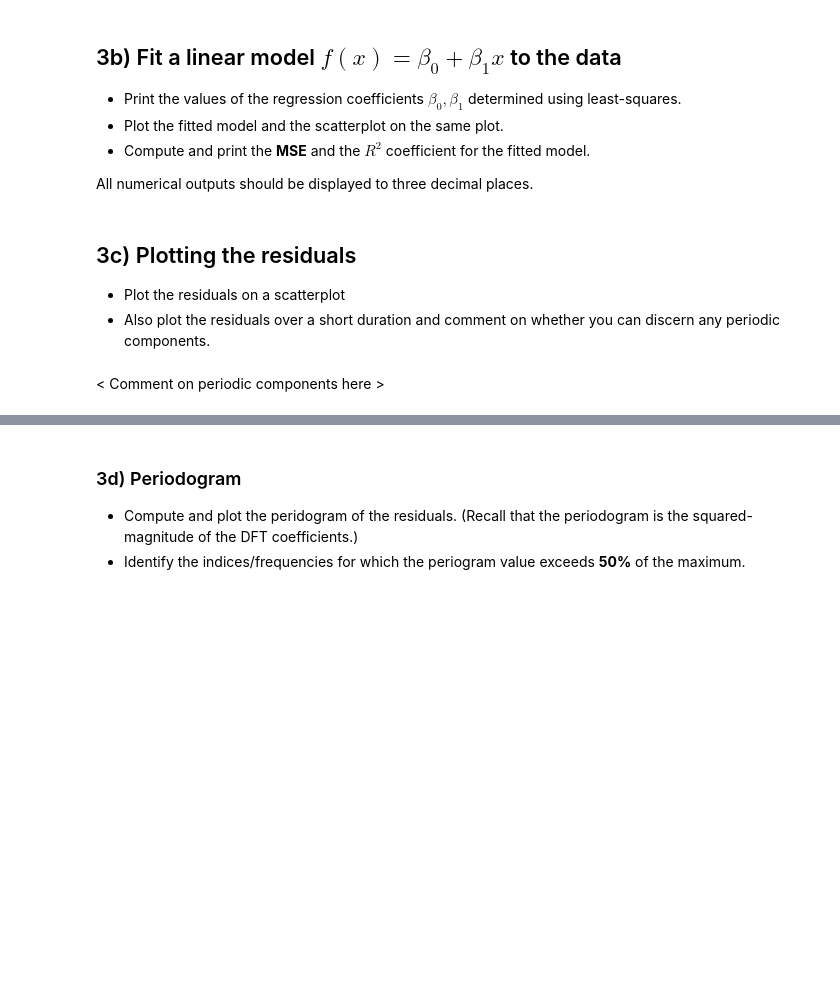
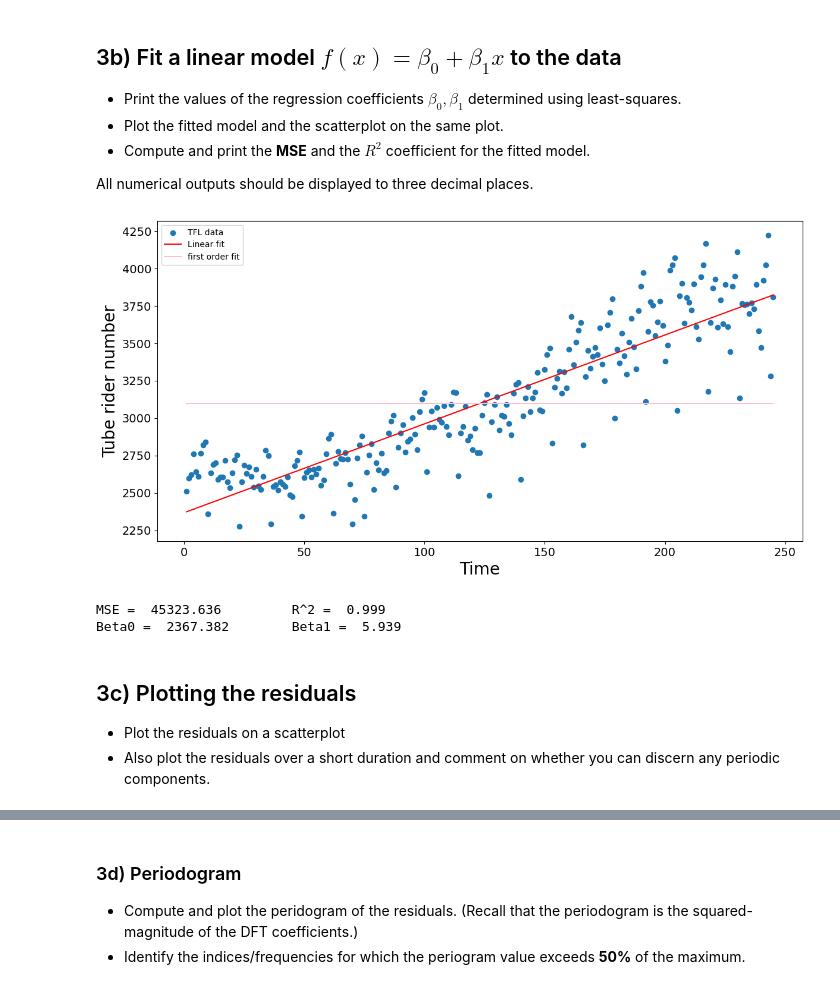
Before and after one commit to Ben-Fenocchi/Data-science-coursework, a Jupyter notebook: Exercises/03 Exercise Notebook 3.ipynb, the cells around one changed output, grey strips where cells are left out. Saved outputs shown, nothing was run; the diff lists cells and outputs as text; code cells hidden in the pictures; blank space fills up the shorter version.

```diff
--- a/Exercises/03 Exercise Notebook 3.ipynb
+++ b/Exercises/03 Exercise Notebook 3.ipynb
@@ -69,3 +81,52 @@ All numerical outputs should be displayed to three decimal places.
+# %%
+#Your code here
+#polyreg function from exercise 1:
+def polyreg(data_matrix, k):
+    all_ones = np.ones(np.shape(data_matrix)[0])
+    xData = data_matrix[:,0]
+    yData = data_matrix[:,1]
+    n = np.shape(data_matrix)[0]
+    if k>=n:
+        k = n -1
+    columns = [all_ones]
+    for i in range(k):
+         columns.append(xData**(i+1))
+    x = np.column_stack(columns)
+    betas = np.linalg.lstsq(x, yData, rcond=None)[0]
+    fitLine = x.dot(betas)
+    residualValues = yData - fitLine
+    return(betas, fitLine, residualValues)
+data_matrix = np.column_stack((xvals,yvals))
+
+#calculating fit line
+Beta0,Beta1 = polyreg(data_matrix,1)[0]
+fitLine = [(value*Beta1 + Beta0) for value in xvals]
+beta0 = polyreg(data_matrix,0)[0]
+fitLine0 = [(beta0) for value in xvals]
+
+#calculating MSE and R^2
+SSE0 = np.linalg.norm(yvals - fitLine0)**2
+SSE = np.linalg.norm(yvals - fitLine)**2
+MSE = SSE/(np.size(yvals))
+R2 = 1 - SSE/SSE0
+
+
+#plotting
+plt.scatter(xvals, yvals,label = "TFL data")
+plt.plot(xvals,fitLine,color = "red", label = "Linear fit")
+plt.plot(xvals,fitLine0,color = "pink", label = "first order fit")
+plt.legend()
+plt.xlabel("Time")
+plt.ylabel("Tube rider number")
+plt.show()
+
+#printing
+print('MSE = ', np.round_(MSE, 3), ' \t R^2 = ', np.round_(R2, 3))
+print('Beta0 = ', np.round_(Beta0, 3), ' \t Beta1 = ', np.round_(Beta1, 3))
+# %% [output]
+[figure, added]
+MSE =  45323.636         R^2 =  0.999
+Beta0 =  2367.382        Beta1 =  5.939
 # %% [markdown]
 ## 3c)  Plotting the residuals
 
@@ -76,2 +134,0 @@ All numerical outputs should be displayed to three decimal places.
-# %% [markdown]
-< Comment on periodic components here >
```
Also changed, not shown: parts of 15 cells of this notebook, 4 other files.
